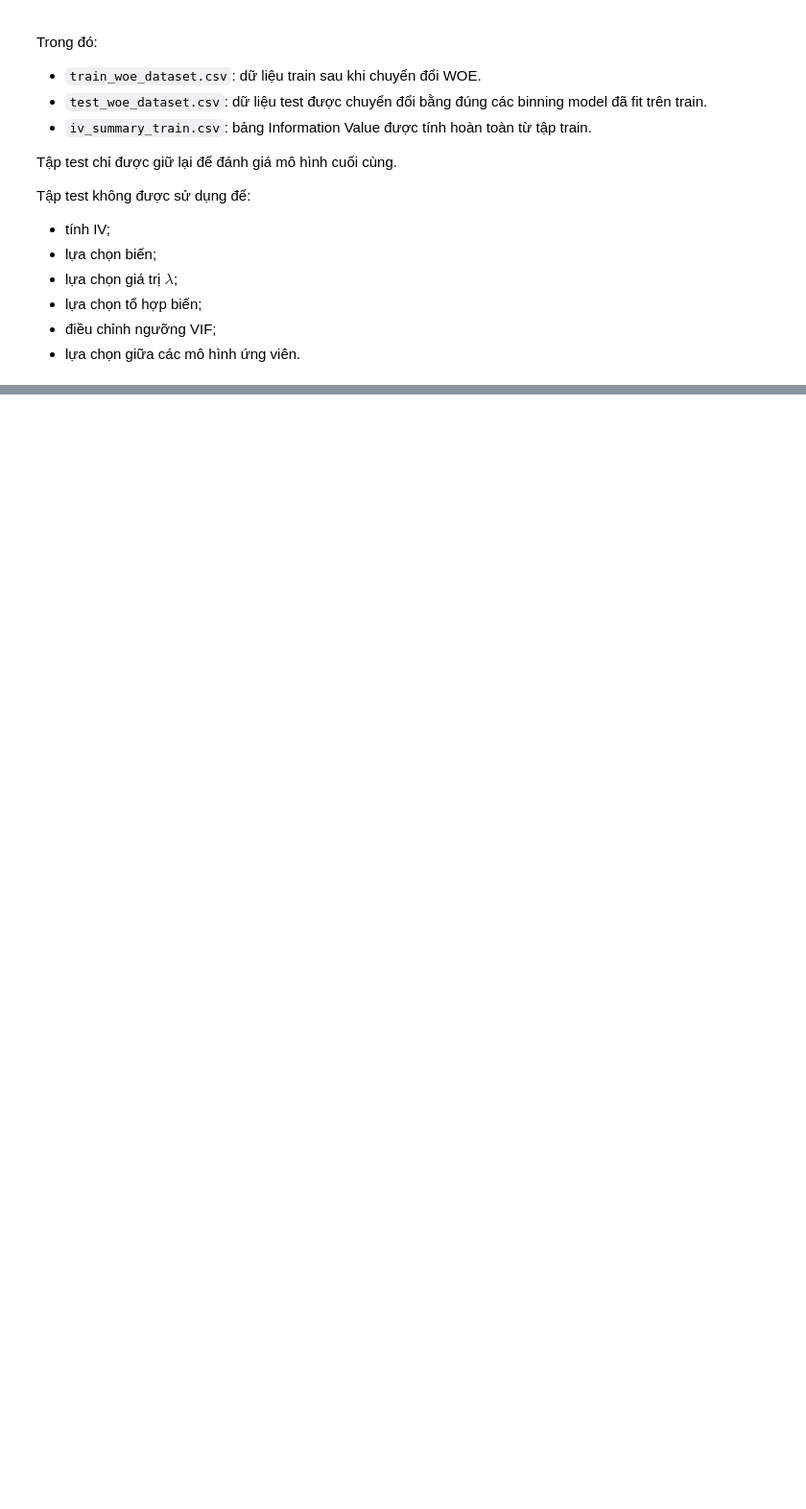
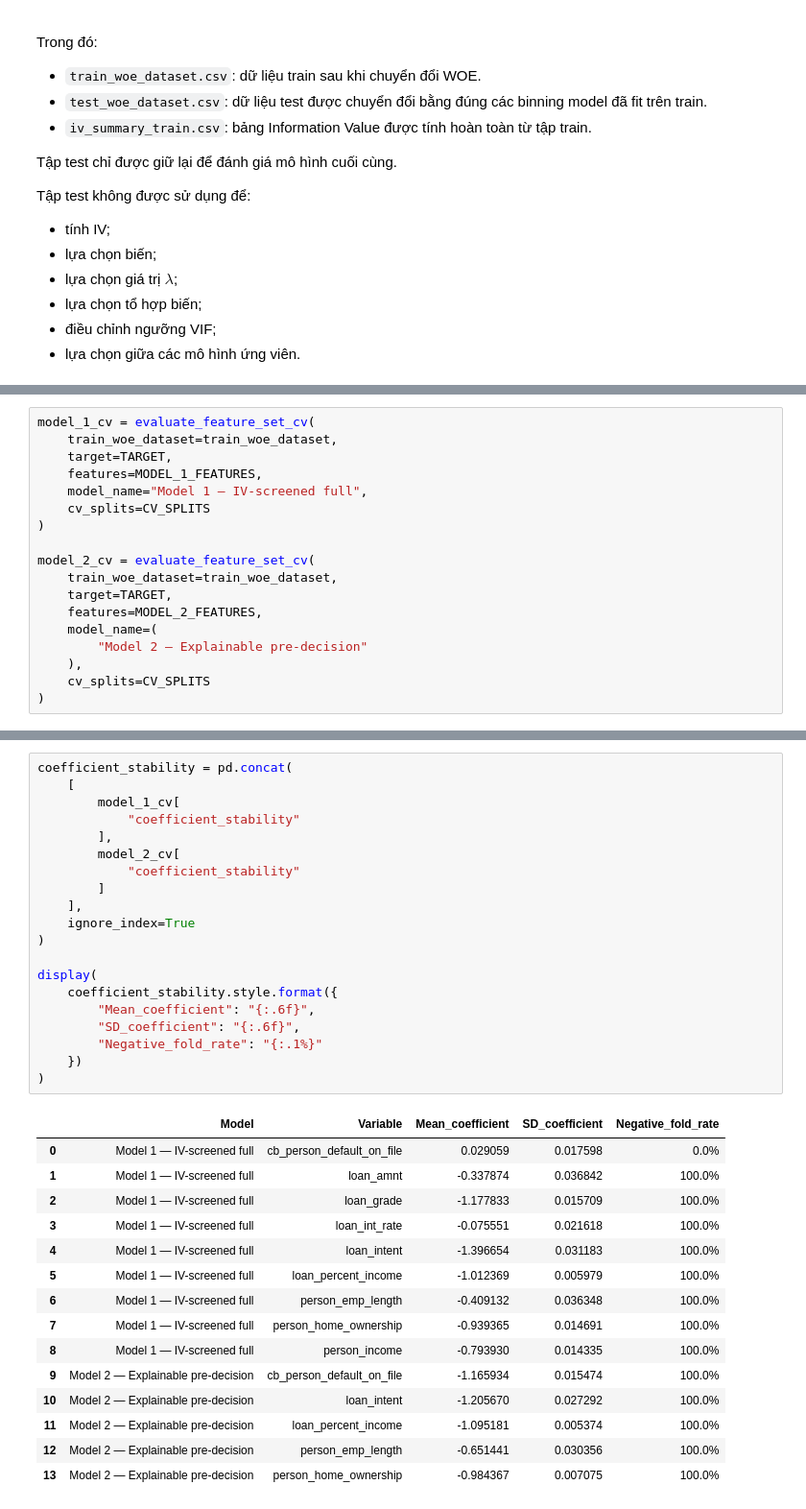
Before and after one commit to AIVIETNAM-AIO-trungcan/Module-2, a Jupyter notebook: notebook/FS_credit_score_features_selection.ipynb, the cells around one changed output, grey strips where cells are left out. Shown at 96% size. Saved outputs shown, nothing was run; the diff lists cells and outputs as text; blank space fills up the shorter version.

```diff
--- a/notebook/FS_credit_score_features_selection.ipynb
+++ b/notebook/FS_credit_score_features_selection.ipynb
@@ -4854,0 +2562,18 @@ Tập test vẫn được giữ riêng cho giai đoạn đánh giá cuối cùng
+# %%
+model_1_cv = evaluate_feature_set_cv(
+    train_woe_dataset=train_woe_dataset,
+    target=TARGET,
+    features=MODEL_1_FEATURES,
+    model_name="Model 1 — IV-screened full",
+    cv_splits=CV_SPLITS
+)
+
+model_2_cv = evaluate_feature_set_cv(
+    train_woe_dataset=train_woe_dataset,
+    target=TARGET,
+    features=MODEL_2_FEATURES,
+    model_name=(
+        "Model 2 — Explainable pre-decision"
+    ),
+    cv_splits=CV_SPLITS
+)
@@ -4854,0 +2659,36 @@ Tập test vẫn được giữ riêng cho giai đoạn đánh giá cuối cùng
+# %%
+coefficient_stability = pd.concat(
+    [
+        model_1_cv[
+            "coefficient_stability"
+        ],
+        model_2_cv[
+            "coefficient_stability"
+        ]
+    ],
+    ignore_index=True
+)
+
+display(
+    coefficient_stability.style.format({
+        "Mean_coefficient": "{:.6f}",
+        "SD_coefficient": "{:.6f}",
+        "Negative_fold_rate": "{:.1%}"
+    })
+)
+# %% [output]
+|  | Model | Variable | Mean_coefficient | SD_coefficient | Negative_fold_rate |
+| 0 | Model 1 — IV-screened full | cb_person_default_on_file | 0.029059 | 0.017598 | 0.0% |
+| 1 | Model 1 — IV-screened full | loan_amnt | -0.337874 | 0.036842 | 100.0% |
+| 2 | Model 1 — IV-screened full | loan_grade | -1.177833 | 0.015709 | 100.0% |
+| 3 | Model 1 — IV-screened full | loan_int_rate | -0.075551 | 0.021618 | 100.0% |
+| 4 | Model 1 — IV-screened full | loan_intent | -1.396654 | 0.031183 | 100.0% |
+| 5 | Model 1 — IV-screened full | loan_percent_income | -1.012369 | 0.005979 | 100.0% |
+| 6 | Model 1 — IV-screened full | person_emp_length | -0.409132 | 0.036348 | 100.0% |
+| 7 | Model 1 — IV-screened full | person_home_ownership | -0.939365 | 0.014691 | 100.0% |
+| 8 | Model 1 — IV-screened full | person_income | -0.793930 | 0.014335 | 100.0% |
+| 9 | Model 2 — Explainable pre-decision | cb_person_default_on_file | -1.165934 | 0.015474 | 100.0% |
+| 10 | Model 2 — Explainable pre-decision | loan_intent | -1.205670 | 0.027292 | 100.0% |
+| 11 | Model 2 — Explainable pre-decision | loan_percent_income | -1.095181 | 0.005374 | 100.0% |
+| 12 | Model 2 — Explainable pre-decision | person_emp_length | -0.651441 | 0.030356 | 100.0% |
+| 13 | Model 2 — Explainable pre-decision | person_home_ownership | -0.984367 | 0.007075 | 100.0% |
```
Also changed, not shown: parts of 99 cells of this notebook, 9 other files.
